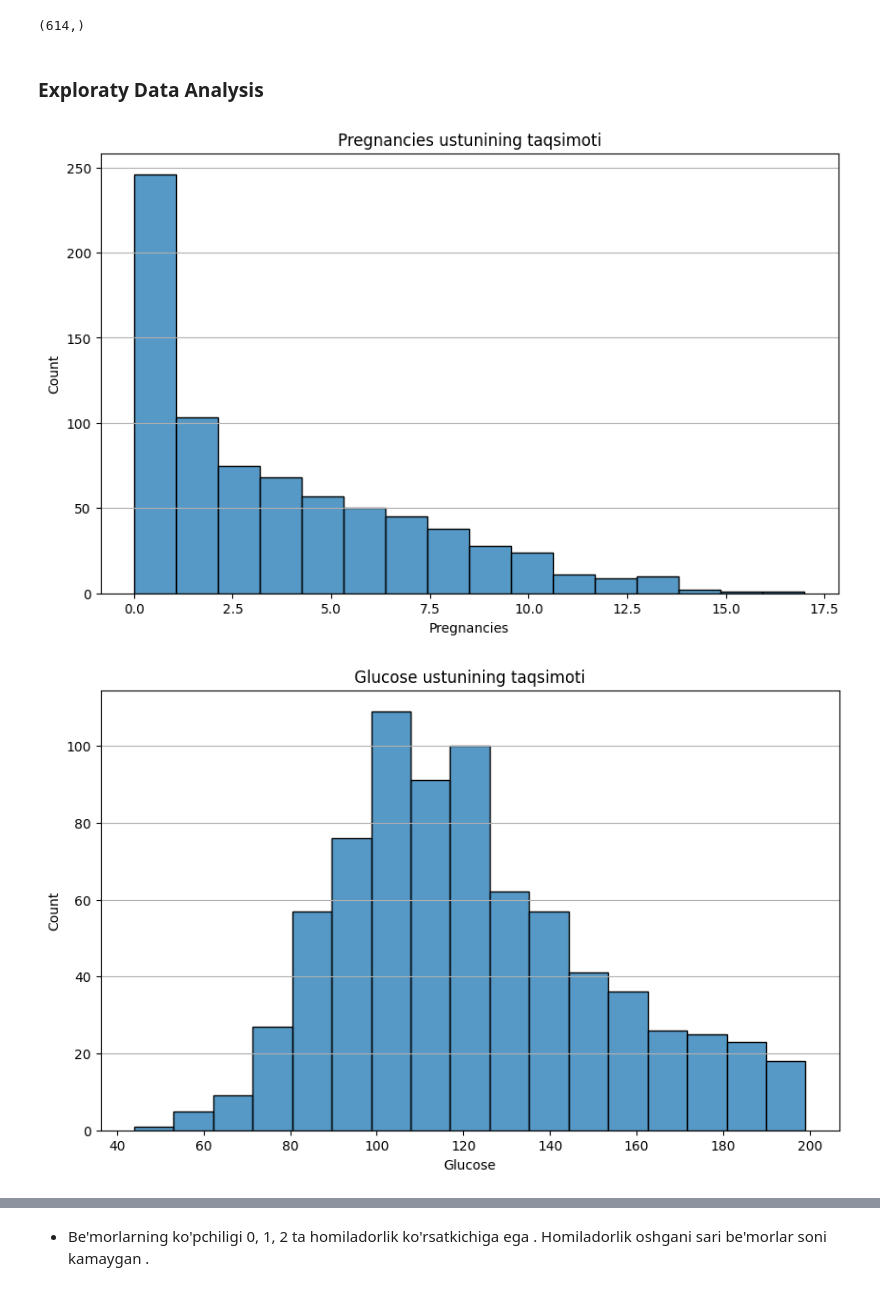
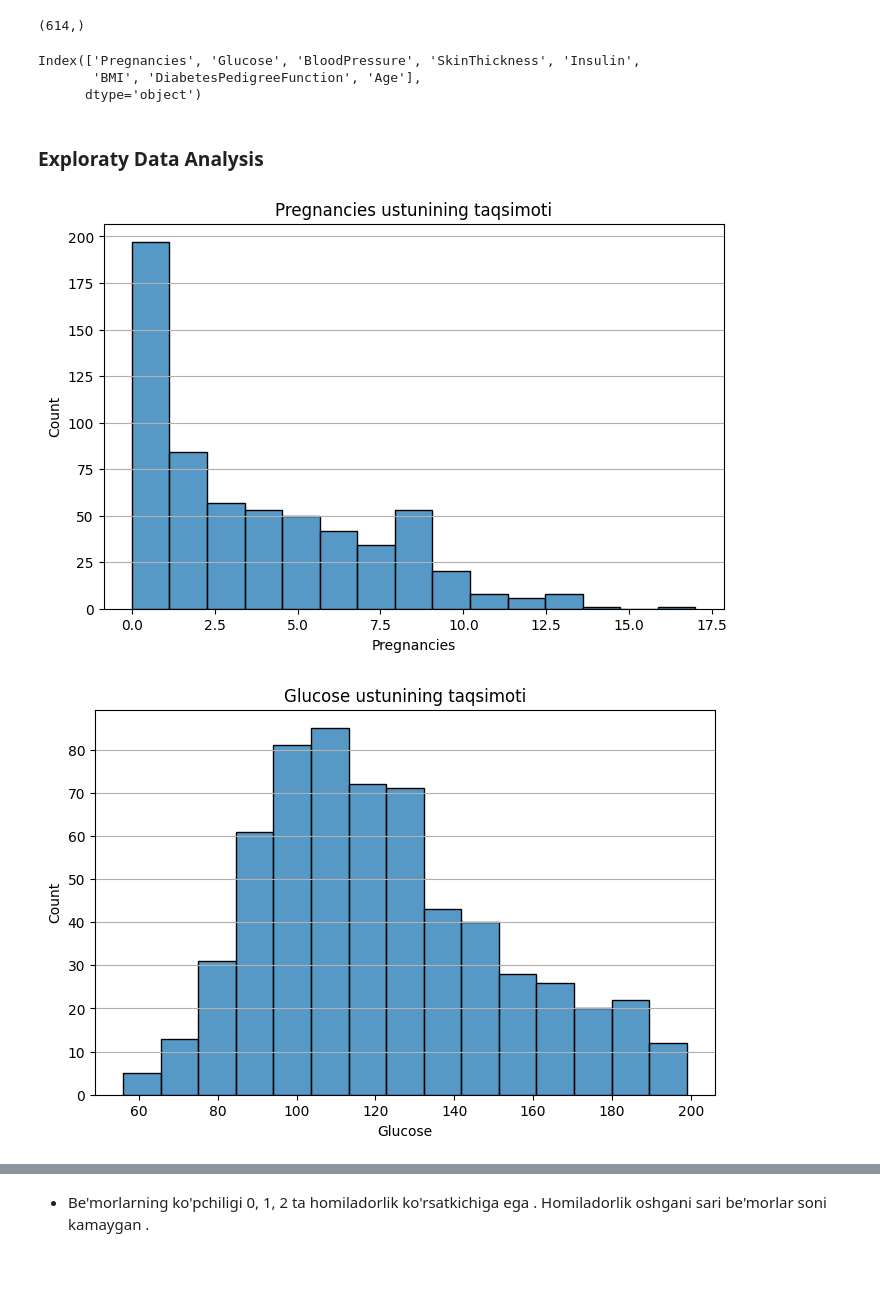
Before and after one commit to izzat-ai/learning-ai, a Jupyter notebook: projects/diabet_project/diabetes_project.ipynb, the cells around one changed output, grey strips where cells are left out. Drawn from its saved outputs; the diff is of its cells as text; code cells hidden in the pictures.

```diff
--- a/projects/diabet_project/diabetes_project.ipynb
+++ b/projects/diabet_project/diabetes_project.ipynb
@@ -166,17 +166,23 @@ X_train.shape
 y_train.shape
 # %% [output]
 (614,)
+# %%
+X_train.columns
+# %% [output]
+Index(['Pregnancies', 'Glucose', 'BloodPressure', 'SkinThickness', 'Insulin',
+       'BMI', 'DiabetesPedigreeFunction', 'Age'],
+      dtype='object')
 # %% [markdown]
 ### Exploraty Data Analysis
 # %%
 # har bir ustunni taqsimotini ko'rish
-for col in df.columns:
-  plt.figure(figsize=(10, 6))
-  sns.histplot(data=df, x=df[col])
+for col in X_train.columns:
+  plt.figure(figsize=(8, 5))
+  sns.histplot(data=X_train, x=X_train[col])
   plt.title(f"{col} ustunining taqsimoti")
   plt.xlabel(col)
   plt.grid(axis='y')
   plt.show()
 # %% [output]
-[figure, old version]
+[figure, new version]
-[figure, old version]
+[figure, new version]
```
Also changed, not shown: parts of 2 cells of this notebook.
